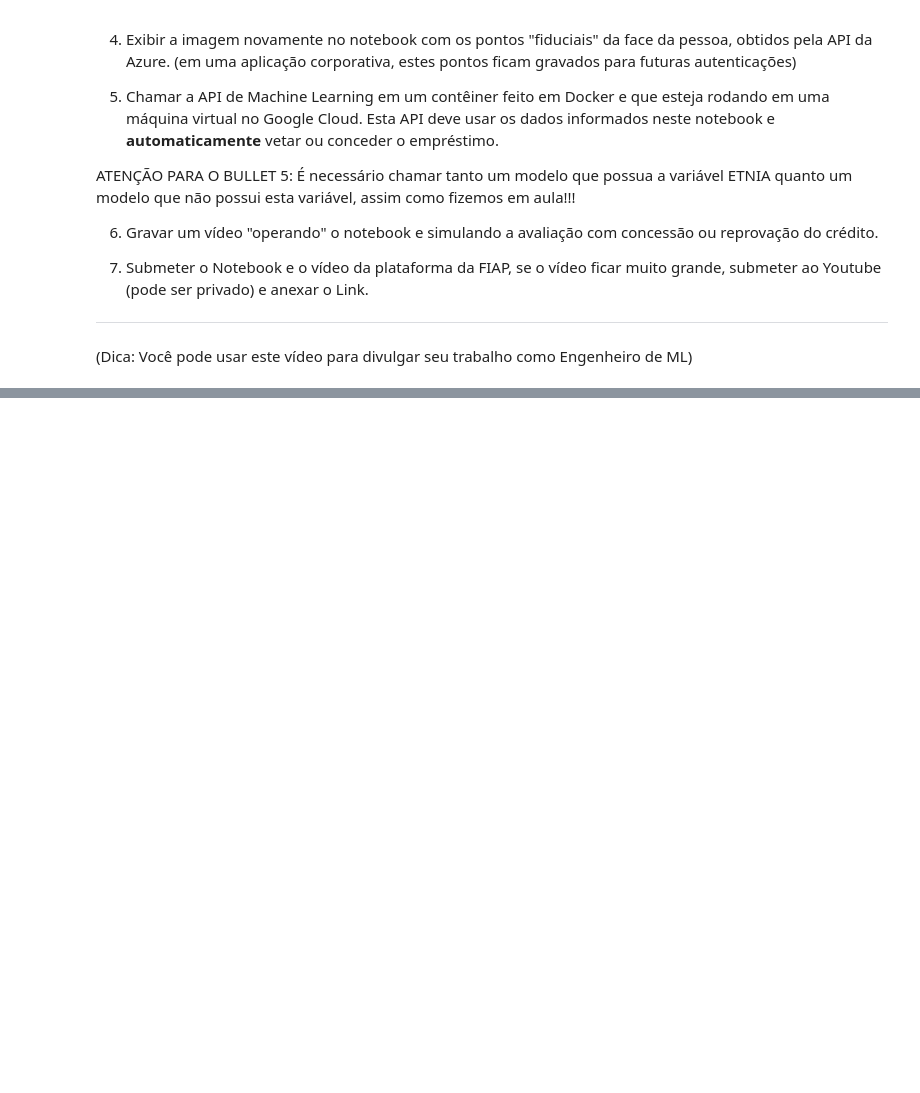
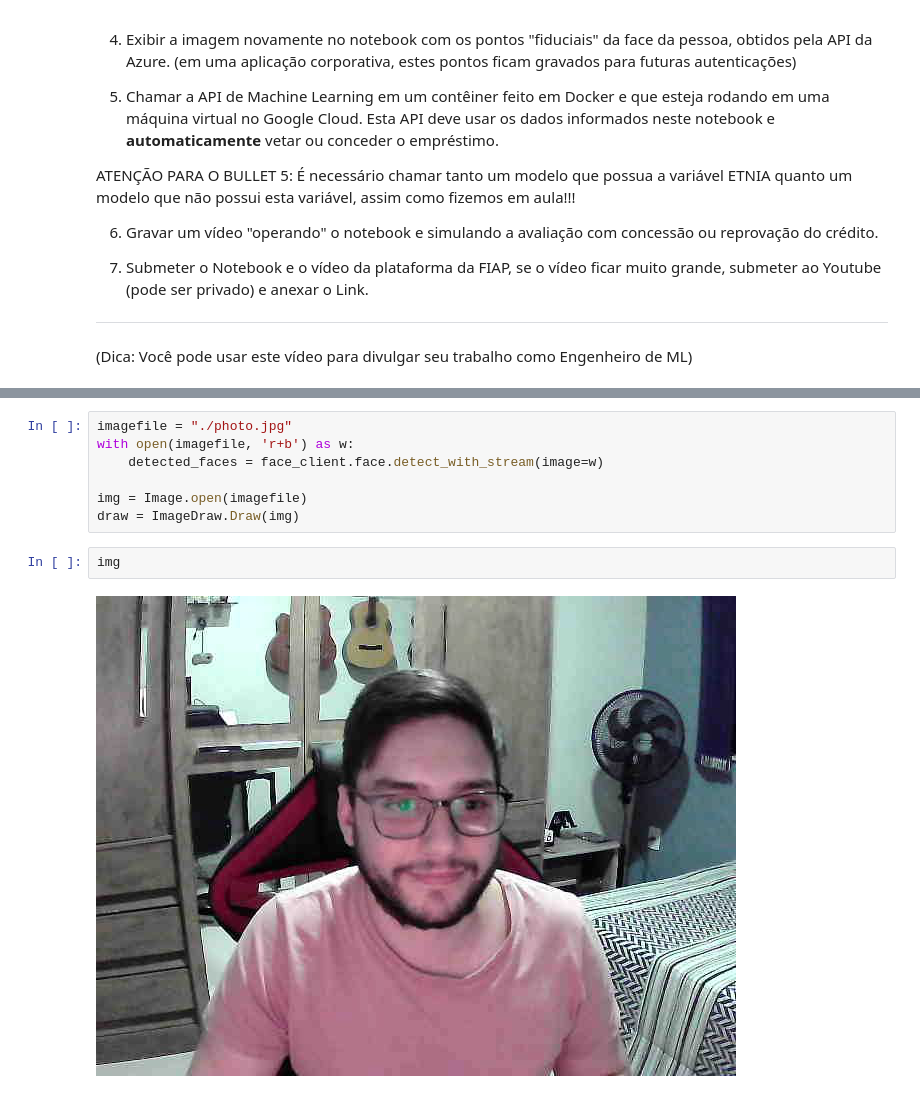
Before and after one commit to g-roger/plataformas-cognitivas, a Jupyter notebook: Plataformas_Trabalho_Final.ipynb, the cells around one changed output, grey strips where cells are left out. Cells and saved outputs as stored; diff of their text form; blank space fills up the shorter version.

```diff
--- a/Plataformas_Trabalho_Final.ipynb
+++ b/Plataformas_Trabalho_Final.ipynb
@@ -115,0 +187,11 @@ ATENÇÃO PARA O BULLET 5: É necessário chamar tanto um modelo que possua a va
+# %%
+imagefile = "./photo.jpg"
+with open(imagefile, 'r+b') as w:
+    detected_faces = face_client.face.detect_with_stream(image=w)
+
+img = Image.open(imagefile)
+draw = ImageDraw.Draw(img)
+# %%
+img
+# %% [output]
+[figure, added]
```
Also changed, not shown: parts of 49 cells of this notebook.
